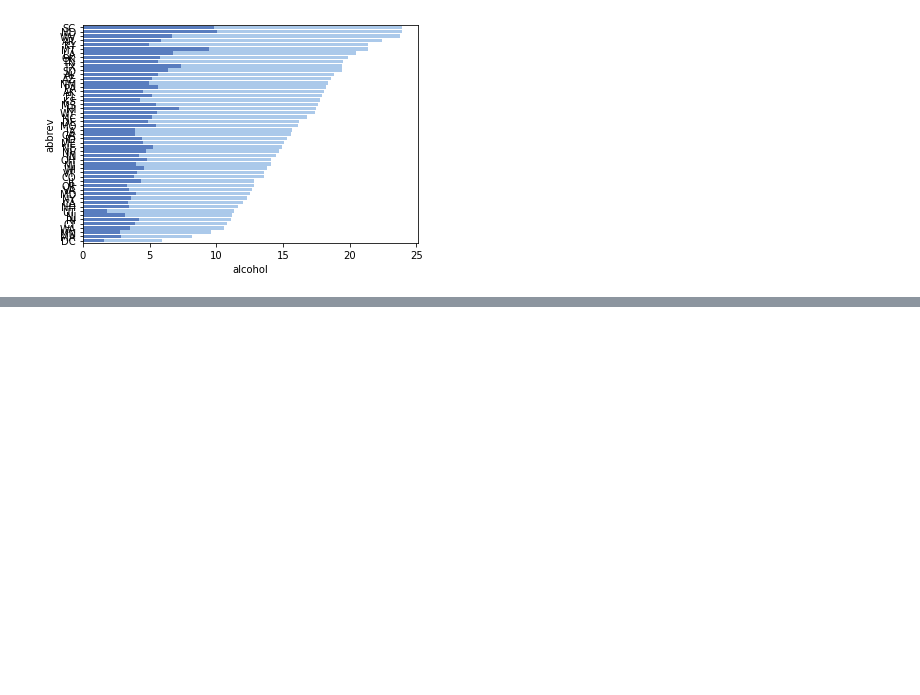
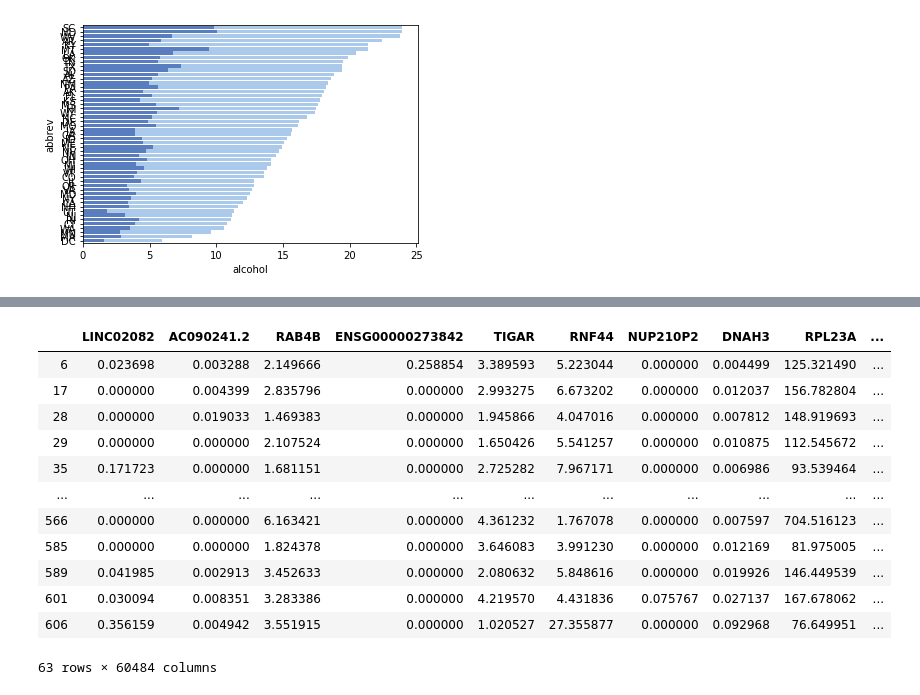
Before and after one commit to thedinak/Genetics-to-Therapuetics, a Jupyter notebook: Jupyter_notebooks/graphing.ipynb, the cells around one changed output, grey strips where cells are left out. Drawn from its saved outputs; the diff is of its cells as text; code cells hidden in the pictures; blank space fills up the shorter version.

```diff
--- a/Jupyter_notebooks/graphing.ipynb
+++ b/Jupyter_notebooks/graphing.ipynb
@@ -31,0 +50,16 @@ sns.barplot(x="alcohol", y="abbrev", data=crashes,
+# %%
+limited_data[limited_data.standard_drugs == 'gemcitabine']
+# %% [output]
+|  | LINC02082 | AC090241.2 | RAB4B | ENSG00000273842 | TIGAR | RNF44 | NUP210P2 | DNAH3 | RPL23A | ... |
+| 6 | 0.023698 | 0.003288 | 2.149666 | 0.258854 | 3.389593 | 5.223044 | 0.000000 | 0.004499 | 125.321490 | ... |
+| 17 | 0.000000 | 0.004399 | 2.835796 | 0.000000 | 2.993275 | 6.673202 | 0.000000 | 0.012037 | 156.782804 | ... |
+| 28 | 0.000000 | 0.019033 | 1.469383 | 0.000000 | 1.945866 | 4.047016 | 0.000000 | 0.007812 | 148.919693 | ... |
+| 29 | 0.000000 | 0.000000 | 2.107524 | 0.000000 | 1.650426 | 5.541257 | 0.000000 | 0.010875 | 112.545672 | ... |
+| 35 | 0.171723 | 0.000000 | 1.681151 | 0.000000 | 2.725282 | 7.967171 | 0.000000 | 0.006986 | 93.539464 | ... |
+| ... | ... | ... | ... | ... | ... | ... | ... | ... | ... | ... |
+| 566 | 0.000000 | 0.000000 | 6.163421 | 0.000000 | 4.361232 | 1.767078 | 0.000000 | 0.007597 | 704.516123 | ... |
+| 585 | 0.000000 | 0.000000 | 1.824378 | 0.000000 | 3.646083 | 3.991230 | 0.000000 | 0.012169 | 81.975005 | ... |
+| 589 | 0.041985 | 0.002913 | 3.452633 | 0.000000 | 2.080632 | 5.848616 | 0.000000 | 0.019926 | 146.449539 | ... |
+| 601 | 0.030094 | 0.008351 | 3.283386 | 0.000000 | 4.219570 | 4.431836 | 0.075767 | 0.027137 | 167.678062 | ... |
+| 606 | 0.356159 | 0.004942 | 3.551915 | 0.000000 | 1.020527 | 27.355877 | 0.000000 | 0.092968 | 76.649951 | ... |
+63 rows × 60484 columns
```
Also changed, not shown: parts of 2 cells of this notebook, 6 other files.
